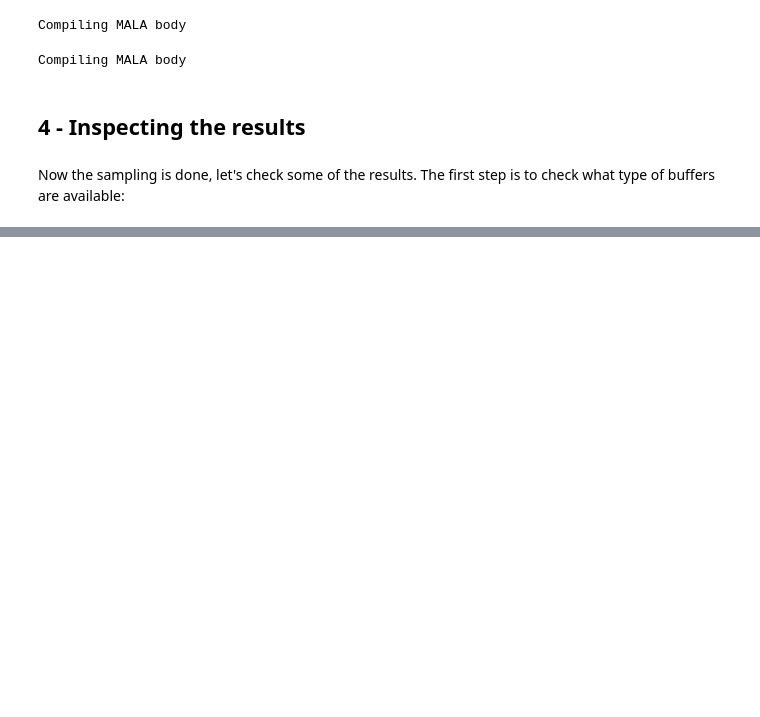
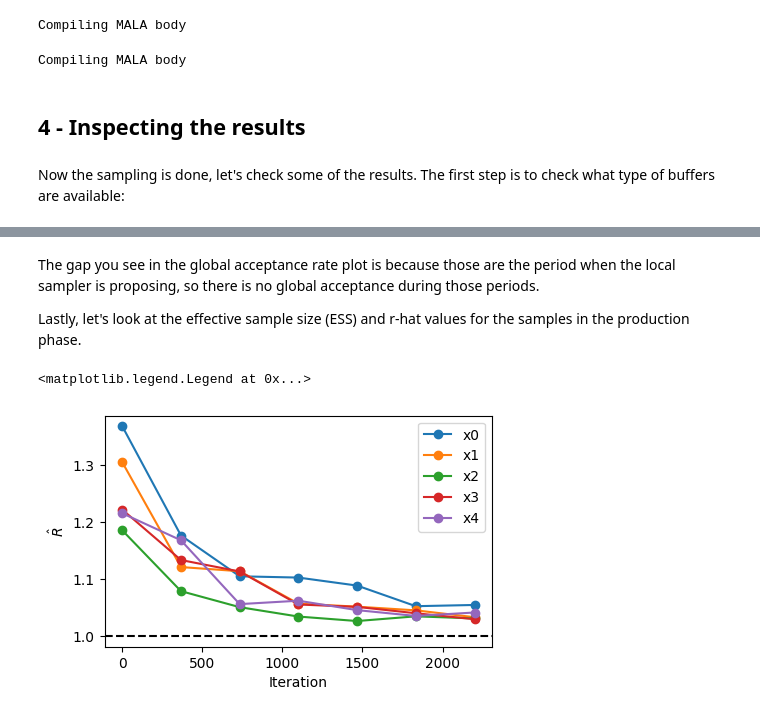
Before and after one commit to kazewong/flowMC, a Jupyter notebook: docs/tutorials/dualmoon.ipynb, the cells around one changed output, grey strips where cells are left out. Saved outputs shown, nothing was run; the diff lists cells and outputs as text; code cells hidden in the pictures; blank space fills up the shorter version.

```diff
--- a/docs/tutorials/dualmoon.ipynb
+++ b/docs/tutorials/dualmoon.ipynb
@@ -290,0 +201,26 @@ plt.legend()
+# %% [markdown]
+The gap you see in the global acceptance rate plot is because those are the period when the local sampler is proposing, so there is no global acceptance during those periods.
+
+Lastly, let's look at the effective sample size (ESS) and r-hat values for the samples in the production phase.
+# %%
+import arviz as az
+
+chains = np.array(sampler.resources['positions_production'].data)
+## Load data as arviz InferenceData class
+n_steps = chains.shape[1]
+n_step_group = 7
+n_group_step = n_steps // n_step_group
+
+
+rhat_s = np.array([[az.rhat(chains[:, :(i+1)*n_group_step, j], method="rank") for i in range(n_step_group)] for j in range(n_dims)])
+iterations = np.linspace(0, n_steps, n_step_group)
+
+plt.figure(figsize=(5, 3))
+plt.plot(iterations, rhat_s.T,'-o', label=[f"x{i}" for i in range(n_dims)])
+plt.axhline(1, c='k', ls='--')
+plt.xlabel('Iteration')
+plt.ylabel(r'$\hat{R}$')
+plt.legend()
+# %% [output]
+<matplotlib.legend.Legend at 0x...>
+[figure, added]
```
Also changed, not shown: parts of 17 cells of this notebook, 1 other file.
